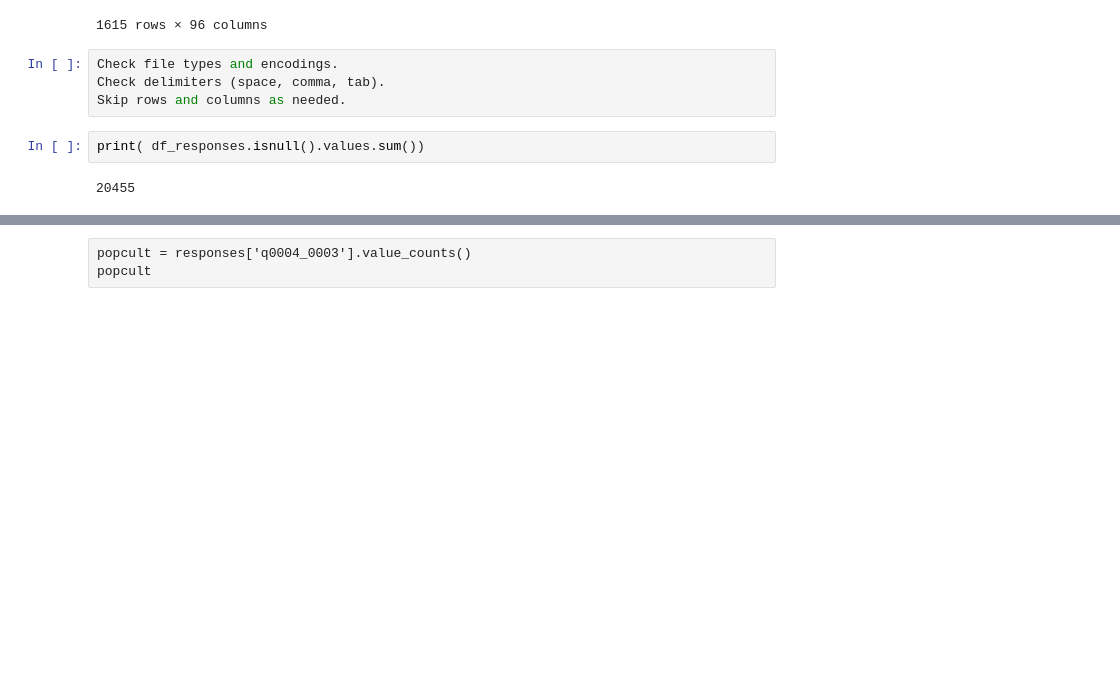
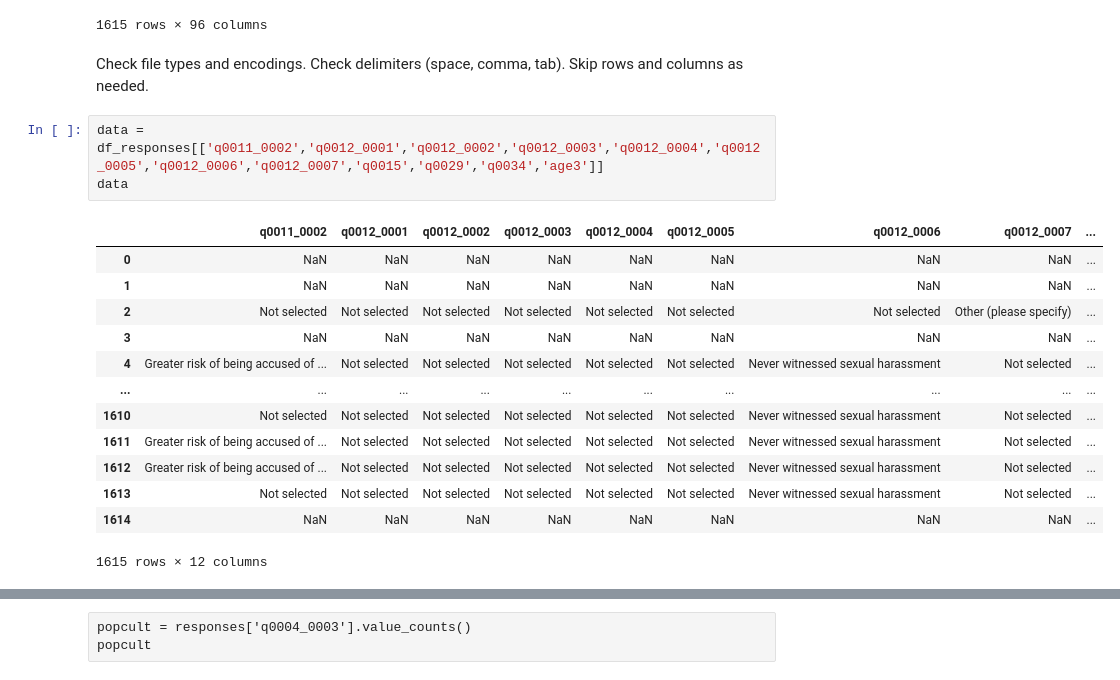
Before and after one commit to data301-2021-winter1/group20-project-, a Jupyter notebook: notebooks/analysis2.ipynb, the cells around one changed output, grey strips where cells are left out. Cells and saved outputs as stored; diff of their text form; blank space fills up the shorter version.

```diff
--- a/notebooks/analysis2.ipynb
+++ b/notebooks/analysis2.ipynb
@@ -106,11 +106,24 @@ df_responses
 | 1613 | 5/22/18 9:44 | 5/22/18 9:50 | Somewhat masculine | Somewhat important | Not selected | Mother or mother figure(s) | Not selected | Not selected | Not selected | ... |
 | 1614 | 5/22/18 9:55 | 5/22/18 10:00 | Very masculine | Not at all important | Father or father figure(s) | Mother or mother figure(s) | Not selected | Not selected | Not selected | ... |
 1615 rows × 96 columns
-# %%
-Check file types and encodings.
-Check delimiters (space, comma, tab).
-Skip rows and columns as needed.
-# %%
-print( df_responses.isnull().values.sum())
-# %% [output]
-20455
+# %% [markdown]
+Check file types and encodings.
+Check delimiters (space, comma, tab).
+Skip rows and columns as needed.
+# %%
+data = df_responses[['q0011_0002','q0012_0001','q0012_0002','q0012_0003','q0012_0004','q0012_0005','q0012_0006','q0012_0007','q0015','q0029','q0034','age3']]
+data
+# %% [output]
+|  | q0011_0002 | q0012_0001 | q0012_0002 | q0012_0003 | q0012_0004 | q0012_0005 | q0012_0006 | q0012_0007 | ... |
+| 0 | NaN | NaN | NaN | NaN | NaN | NaN | NaN | NaN | ... |
+| 1 | NaN | NaN | NaN | NaN | NaN | NaN | NaN | NaN | ... |
+| 2 | Not selected | Not selected | Not selected | Not selected | Not selected | Not selected | Not selected | Other (please specify) | ... |
+| 3 | NaN | NaN | NaN | NaN | NaN | NaN | NaN | NaN | ... |
+| 4 | Greater risk of being accused of ... | Not selected | Not selected | Not selected | Not selected | Not selected | Never witnessed sexual harassment | Not selected | ... |
+| ... | ... | ... | ... | ... | ... | ... | ... | ... | ... |
+| 1610 | Not selected | Not selected | Not selected | Not selected | Not selected | Not selected | Never witnessed sexual harassment | Not selected | ... |
+| 1611 | Greater risk of being accused of ... | Not selected | Not selected | Not selected | Not selected | Not selected | Never witnessed sexual harassment | Not selected | ... |
+| 1612 | Greater risk of being accused of ... | Not selected | Not selected | Not selected | Not selected | Not selected | Never witnessed sexual harassment | Not selected | ... |
+| 1613 | Not selected | Not selected | Not selected | Not selected | Not selected | Not selected | Never witnessed sexual harassment | Not selected | ... |
+| 1614 | NaN | NaN | NaN | NaN | NaN | NaN | NaN | NaN | ... |
+1615 rows × 12 columns
```
Also changed, not shown: parts of 10 cells of this notebook.
